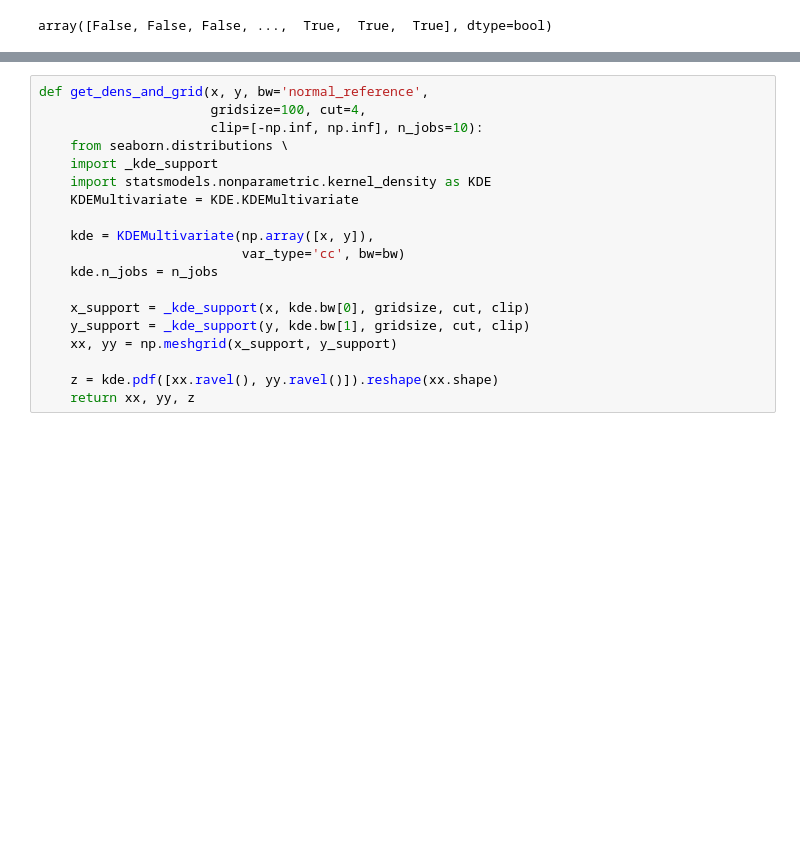
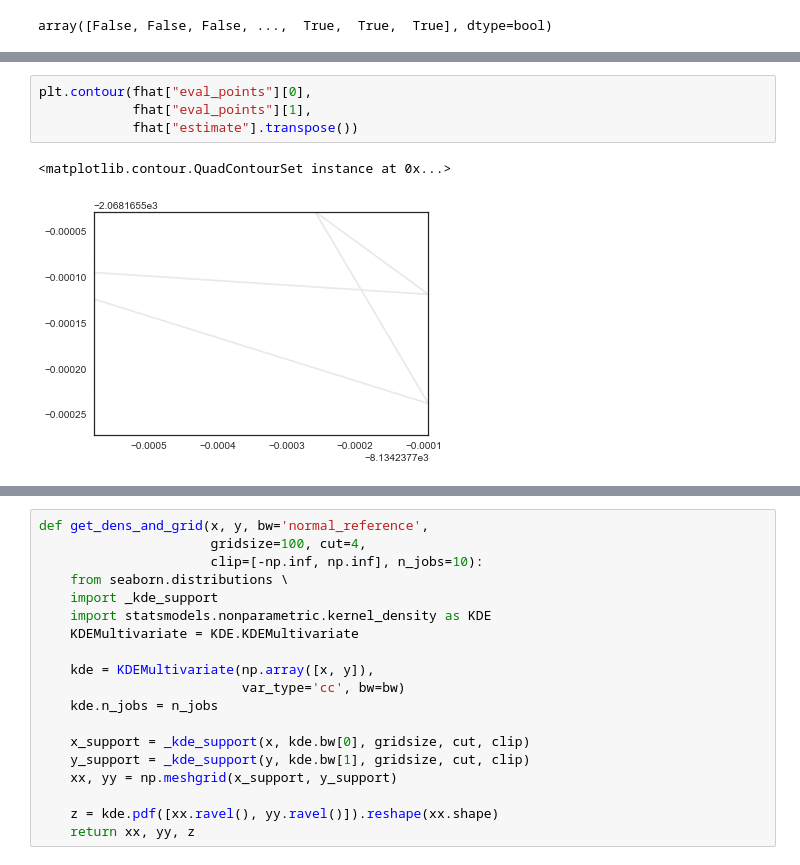
Before and after one commit to karenyyng/galaxy_DM_offset, a Jupyter notebook: code/prototypes/DM_particle_histograms.ipynb, the cells around one changed output, grey strips where cells are left out. Saved outputs shown, nothing was run; the diff lists cells and outputs as text; blank space fills up the shorter version.

```diff
--- a/code/prototypes/DM_particle_histograms.ipynb
+++ b/code/prototypes/DM_particle_histograms.ipynb
@@ -93,0 +114,7 @@ counts, xedges, yedges, image = \
+# %%
+plt.contour(fhat["eval_points"][0],
+            fhat["eval_points"][1],
+            fhat["estimate"].transpose())
+# %% [output]
+<matplotlib.contour.QuadContourSet instance at 0x...>
+[figure, added]
```
Also changed, not shown: parts of 24 cells of this notebook, 3 other files.
